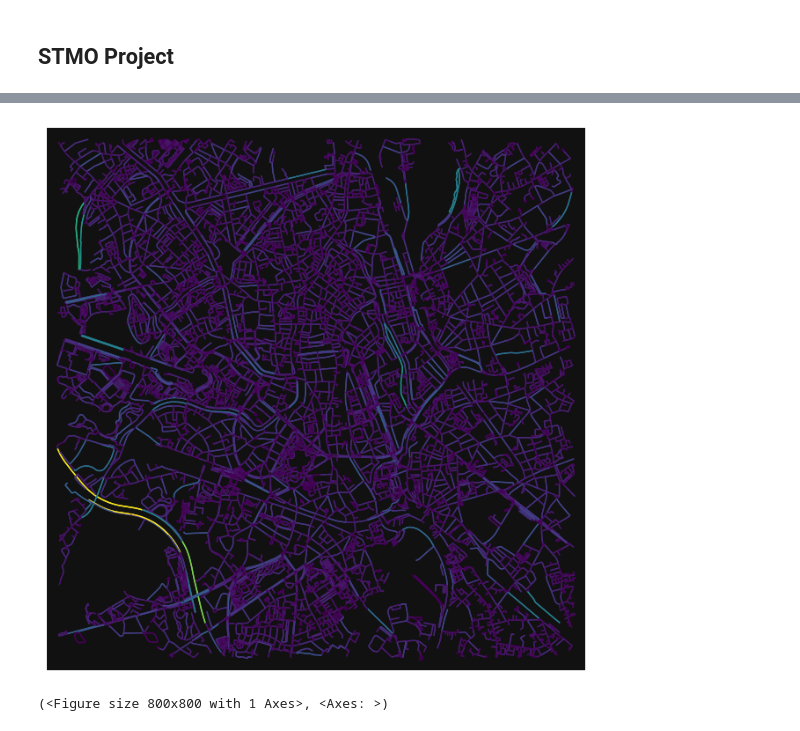
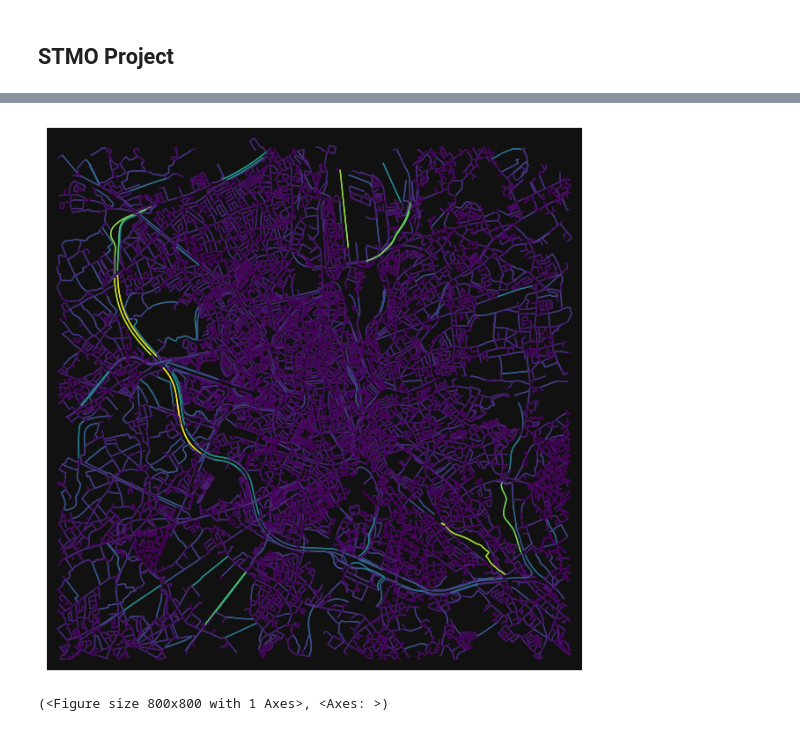
Before and after one commit to robbefonteyn/PathFindR-Ghent, a Jupyter notebook: running_route.ipynb, the cells around one changed output, grey strips where cells are left out. Saved outputs shown, nothing was run; the diff lists cells and outputs as text; code cells hidden in the pictures.

```diff
--- a/running_route.ipynb
+++ b/running_route.ipynb
@@ -29,21 +8,21 @@ import random
 import matplotlib.pyplot as plt
 # %%
 # Define the address as a starting point
-address = "Sint-kwintensberg 74, Ghent, Belgium"
+center = "Sint-kwintensberg 74, Ghent, Belgium"
 
 # Geocode the address to get its latitude and longitude
-center_point = ox.geocode(address)
+center_point = ox.geocode(center)
 
 # Define the buffer distance (in meters) for the map area
-buffer_distance = 3000  # 2 km radius
+buffer_distance = 6000  # 2 km radius
 
 # Download the street network data within the buffer distance around the center point
 graph = ox.graph_from_point(center_point, dist=buffer_distance, network_type='walk')
 graph = ox.distance.add_edge_lengths(graph)
 
 # Plot the graph to verify
 ec = ox.plot.get_edge_colors_by_attr(graph, attr='length')
 ox.plot_graph(graph, edge_color=ec, node_alpha=0)
 # %% [output]
-[figure, old version]
+[figure, new version]
 (<Figure size 800x800 with 1 Axes>, <Axes: >)
```
Also changed, not shown: parts of 14 cells of this notebook.
